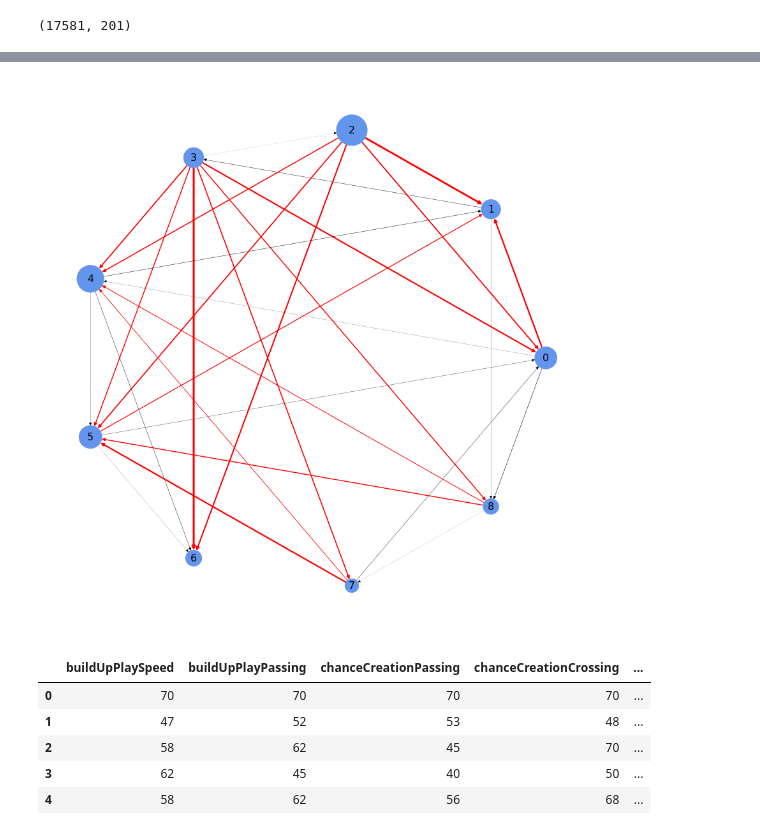
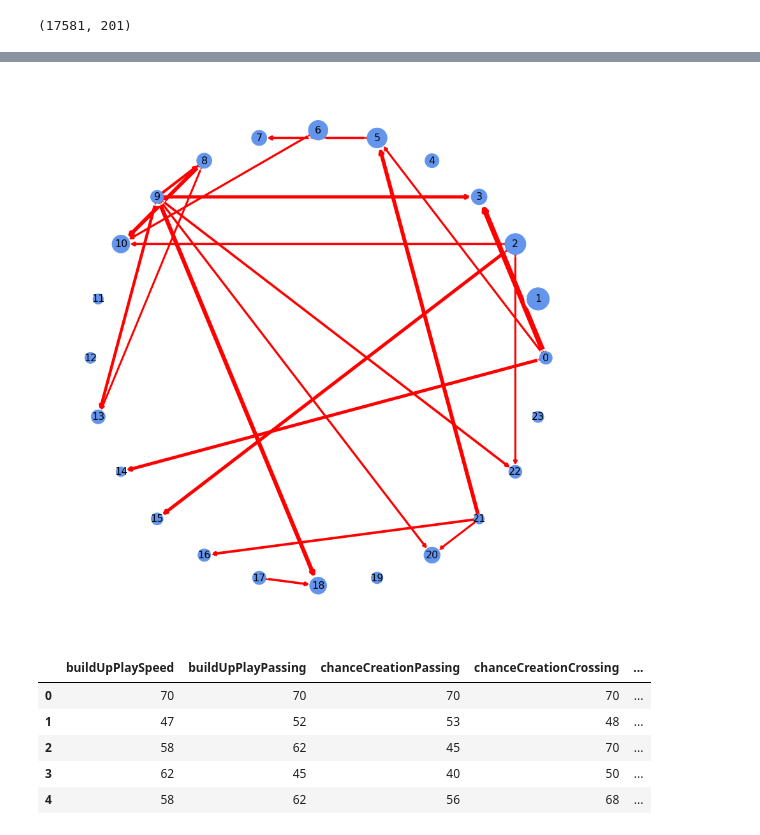
Before and after one commit to x-iaoming/2021datathon, a Jupyter notebook: clustering/meta_analysis_all.ipynb, the cells around one changed output, grey strips where cells are left out. Saved outputs shown, nothing was run; the diff lists cells and outputs as text; code cells hidden in the pictures.

```diff
--- a/clustering/meta_analysis_all.ipynb
+++ b/clustering/meta_analysis_all.ipynb
@@ -6,7 +6,7 @@ import os
 #os.chdir('D:/Penn/Career/Citadel/2021datathon')
 match = pd.read_csv('../match_discrete_htwt_drop30.csv')
 match['date']  = pd.to_datetime(match['date'])
-df_clus = pd.read_csv('team_att_all_w_cluster_gmm9.csv')
+df_clus = pd.read_csv('team_att_all_w_cluster_gmm24.csv')
 df_clus['date']  = pd.to_datetime(df_clus['date'])
 # %%
 match.shape
@@ -99,37 +106,37 @@ nd_fac = 0.5
 G = nx.DiGraph()
 wt_thr = np.percentile(abs(meta_mat), 75)
 
 '''
 Params to Change
 '''
-threshold=0
+threshold=1.5
 for i in range(0, Nc):
     for j in range(i, Nc):
         color = 'red' if abs(meta_mat[i, j]) > wt_thr else 'black'
         if meta_mat[i, j] > threshold:
             G.add_edge(i, j, weight = meta_mat[i, j] * wt_fac, color = color)
-        elif meta_mat[i, j] < threshold:
+        elif meta_mat[i, j] < -threshold:
             G.add_edge(j, i, weight = -meta_mat[i, j] * wt_fac, color = color)
         else:
             G.add_edge(j, i, weight = 0, color = "white",alpha=0.1)
 pos = nx.circular_layout(G)
 edges = G.edges()
 weights = [G[u][v]['weight'] for u, v in edges]
 colors = [G[u][v]['color'] for u, v in edges]
 
 plt.figure(figsize=(12,12))
 nx.draw(G, pos, width = weights, with_labels = True, \
     node_size = np.array([sum(match_mat[i]) for i in range(Nc)]) * nd_fac + nd_base, \
     node_color='cornflowerblue', font_size = 16, edge_color = colors)
 
 '''
 Params to Change
 '''
-name="gmm9.png"
+name="gmm24.png"
 plt.savefig(name)
 plt.show()
 # %% [output]
-[figure, old version]
+[figure, new version]
 # %%
 clus_expl=df_clus['cluster']
 df_clus_expl=df_clus[[x for x in df_clus.columns if x not in ['team_id','date','next_date','Unnamed: 0','cluster']]]
```
Also changed, not shown: parts of 5 cells of this notebook, 1 other file.
